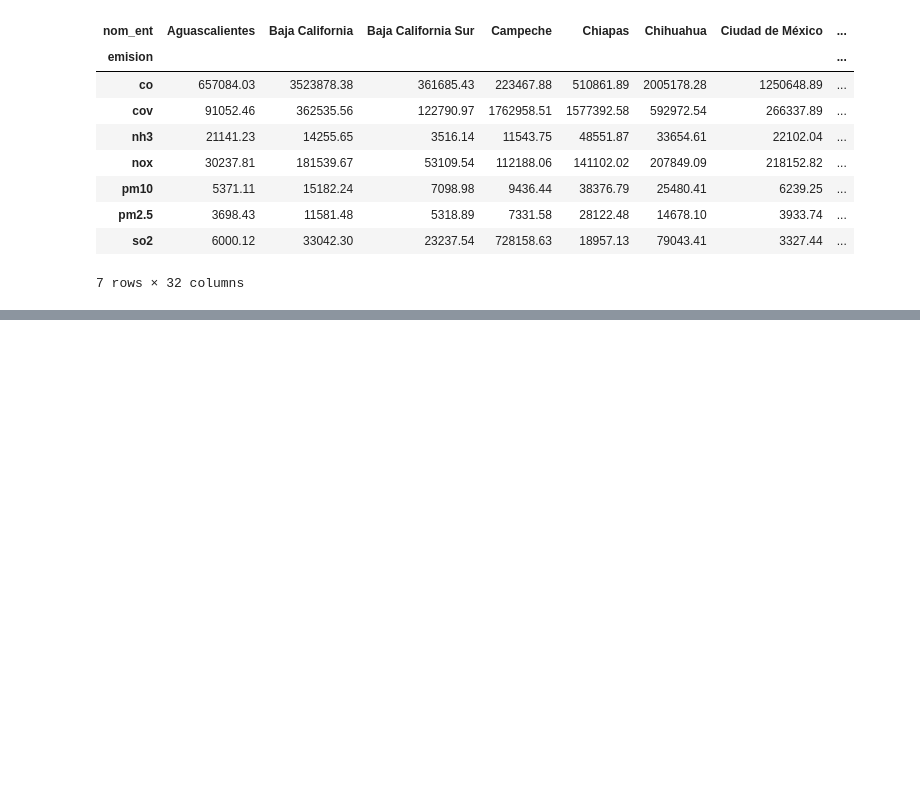
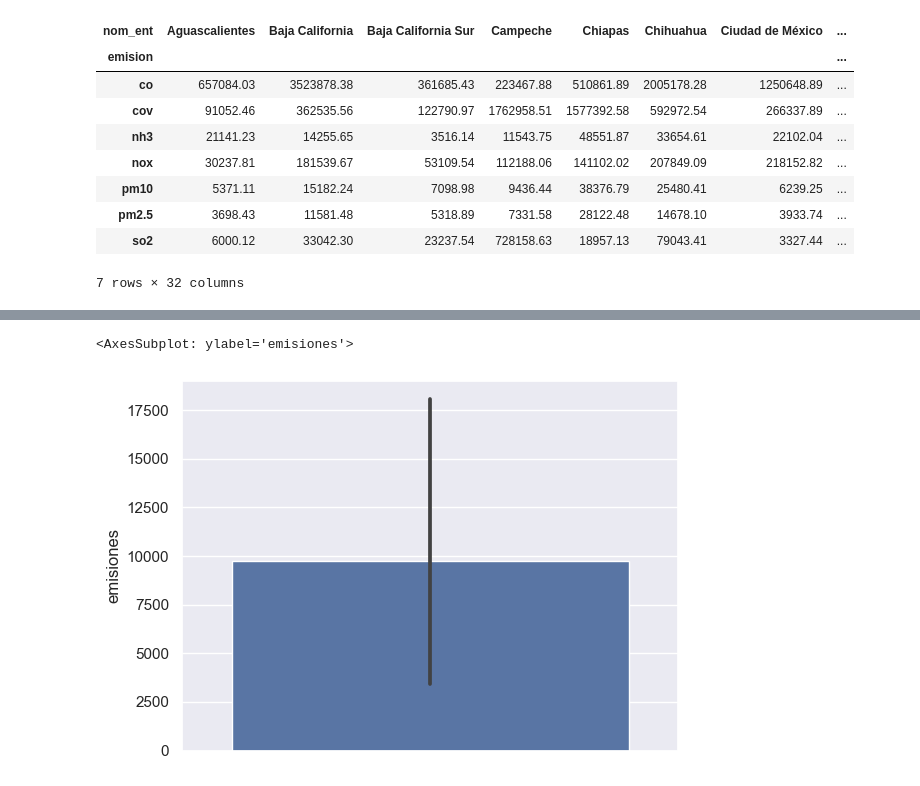
Before and after one commit to pcorner10/inventario_emisiones, a Jupyter notebook: INEM.ipynb, the cells around one changed output, grey strips where cells are left out. Cells and saved outputs as stored; diff of their text form; code cells hidden in the pictures; blank space fills up the shorter version.

```diff
--- a/INEM.ipynb
+++ b/INEM.ipynb
@@ -297,0 +387,6 @@ g.tick_params(axis='x', rotation=90)
+# %%
+
+df = total_mun[total_mun["nom_mun"] == 'Colima']
+df = df.set_index(["nom_mun", "year"])
+df.drop(columns=["nom_ent"], inplace=True)
+df
@@ -297,0 +412,5 @@ g.tick_params(axis='x', rotation=90)
+# %%
+sns.barplot(data=df, y="emisiones", hue="emision")
+# %% [output]
+<AxesSubplot: ylabel='emisiones'>
+[figure, added]
```
Also changed, not shown: parts of 15 cells of this notebook.
